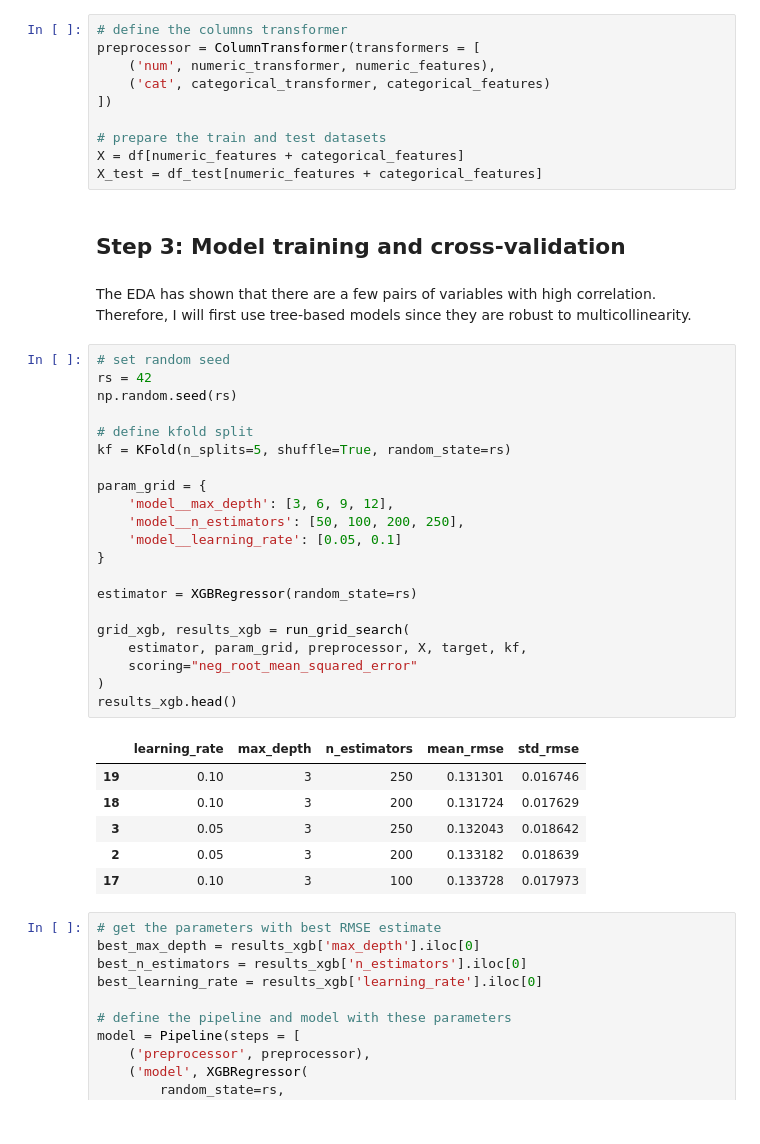
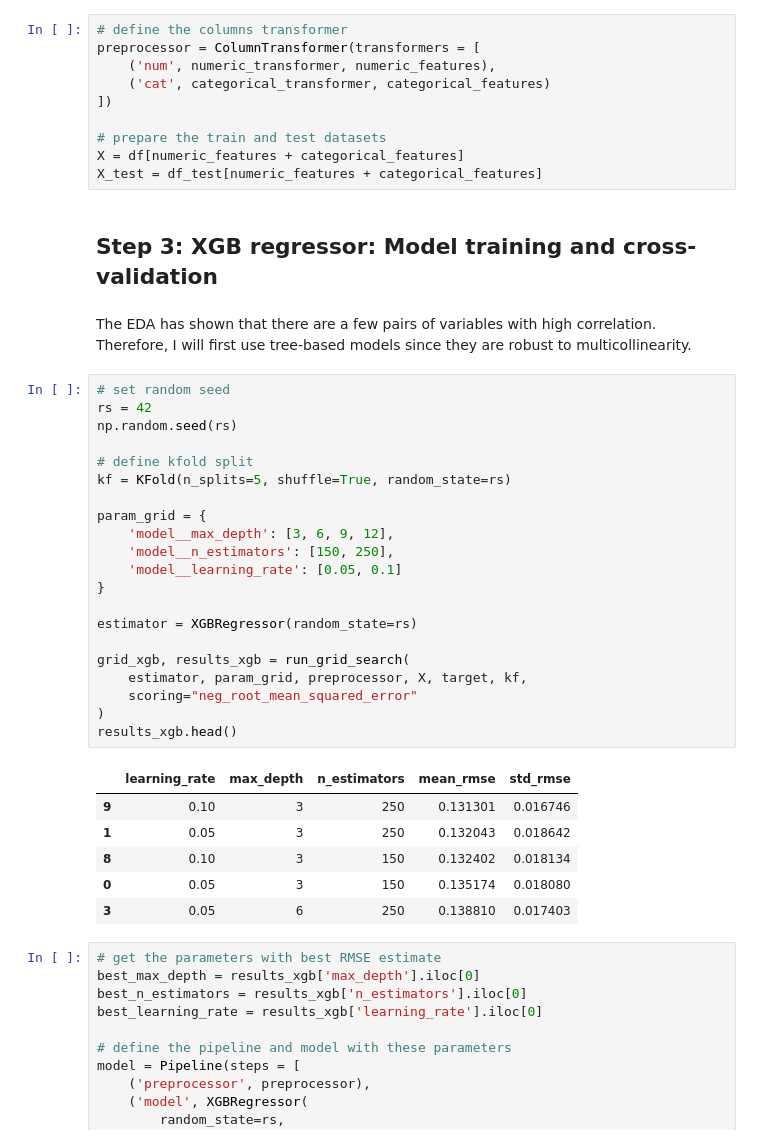
Before and after one commit to cgaletzka/house-prices-eda-ml, a Jupyter notebook: house-prices-ml.ipynb, the cells around one changed output. Drawn from its saved outputs; the diff is of its cells as text.

```diff
--- a/house-prices-ml.ipynb
+++ b/house-prices-ml.ipynb
@@ -165,37 +167,37 @@ preprocessor = ColumnTransformer(transformers = [
 X = df[numeric_features + categorical_features]
 X_test = df_test[numeric_features + categorical_features]
 # %% [markdown]
-## Step 3: Model training and cross-validation
+## Step 3: XGB regressor: Model training and cross-validation
 # %% [markdown]
 The EDA has shown that there are a few pairs of variables with high correlation. Therefore, I will first use tree-based models since they are robust to multicollinearity.
 # %%
 # set random seed
 rs = 42
 np.random.seed(rs)
 
 # define kfold split
 kf = KFold(n_splits=5, shuffle=True, random_state=rs)
 
 param_grid = {
     'model__max_depth': [3, 6, 9, 12],
-    'model__n_estimators': [50, 100, 200, 250],
+    'model__n_estimators': [150, 250],
     'model__learning_rate': [0.05, 0.1]
 }
 
 estimator = XGBRegressor(random_state=rs)
 
 grid_xgb, results_xgb = run_grid_search(
     estimator, param_grid, preprocessor, X, target, kf,
     scoring="neg_root_mean_squared_error"
 )
 results_xgb.head()
 # %% [output]
 |  | learning_rate | max_depth | n_estimators | mean_rmse | std_rmse |
-| 19 | 0.10 | 3 | 250 | 0.131301 | 0.016746 |
-| 18 | 0.10 | 3 | 200 | 0.131724 | 0.017629 |
-| 3 | 0.05 | 3 | 250 | 0.132043 | 0.018642 |
-| 2 | 0.05 | 3 | 200 | 0.133182 | 0.018639 |
-| 17 | 0.10 | 3 | 100 | 0.133728 | 0.017973 |
+| 9 | 0.10 | 3 | 250 | 0.131301 | 0.016746 |
+| 1 | 0.05 | 3 | 250 | 0.132043 | 0.018642 |
+| 8 | 0.10 | 3 | 150 | 0.132402 | 0.018134 |
+| 0 | 0.05 | 3 | 150 | 0.135174 | 0.018080 |
+| 3 | 0.05 | 6 | 250 | 0.138810 | 0.017403 |
 # %%
 # get the parameters with best RMSE estimate
 best_max_depth = results_xgb['max_depth'].iloc[0]
```
Also changed, not shown: parts of 16 cells of this notebook.
